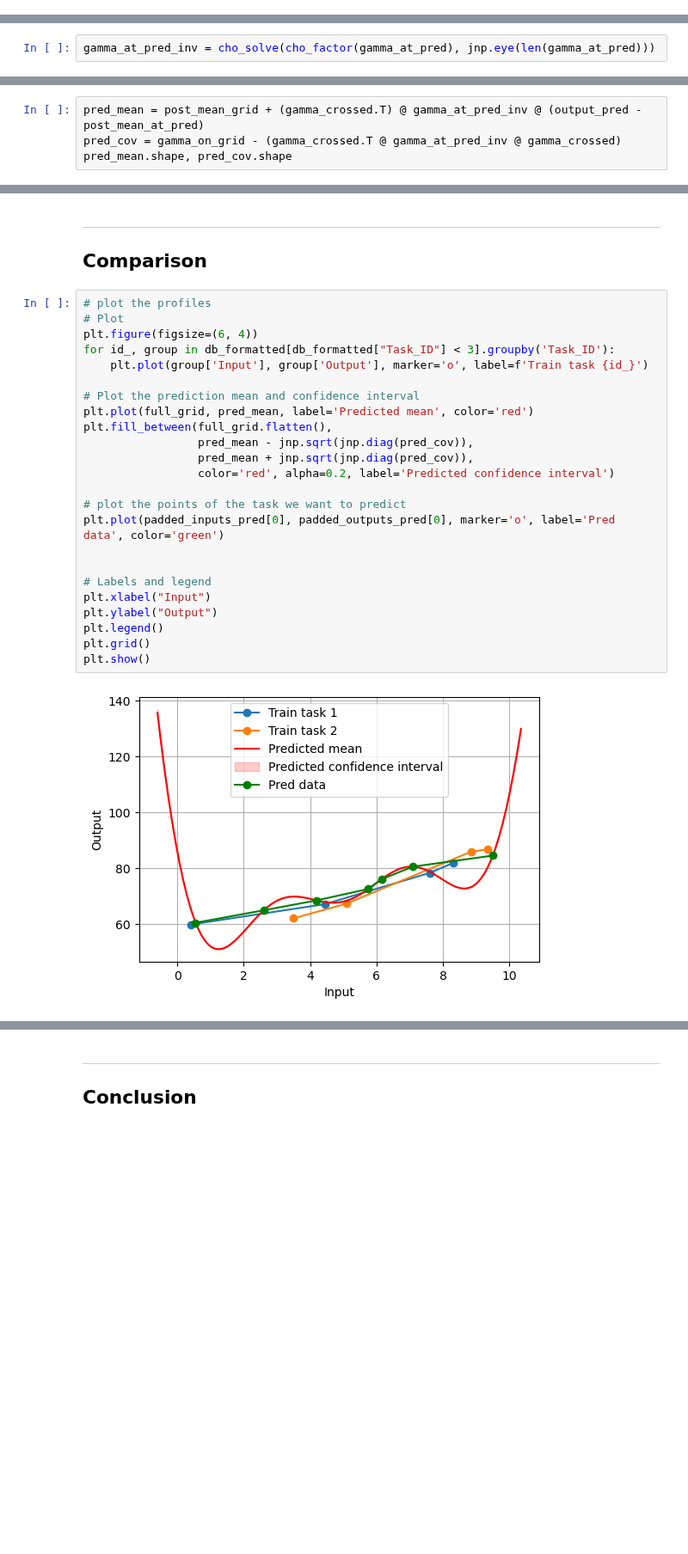
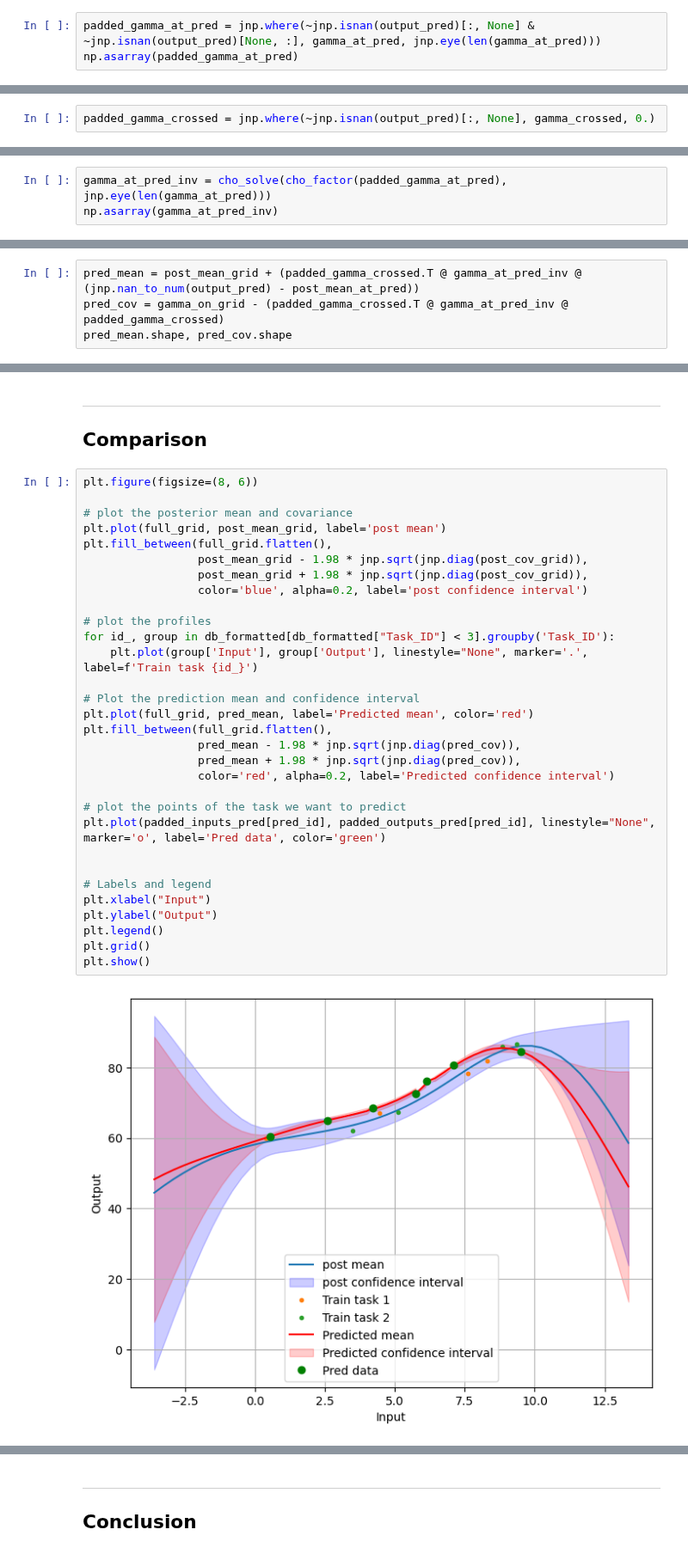
Before and after one commit to SimLej18/MagmaClustPy, a Jupyter notebook: benchmarks/prediction.ipynb, the cells around one changed output, grey strips where cells are left out. Shown at 86% size. Cells and saved outputs as stored; diff of their text form; blank space fills up the shorter version.

```diff
--- a/benchmarks/prediction.ipynb
+++ b/benchmarks/prediction.ipynb
@@ -264,0 +252,3 @@ output_pred.shape
+# %%
+padded_gamma_at_pred = jnp.where(~jnp.isnan(output_pred)[:, None] & ~jnp.isnan(output_pred)[None, :], gamma_at_pred, jnp.eye(len(gamma_at_pred)))
+np.asarray(padded_gamma_at_pred)
@@ -265,6 +274,9 @@ output_pred.shape
+# %%
+padded_gamma_crossed = jnp.where(~jnp.isnan(output_pred)[:, None], gamma_crossed, 0.)
 # %% [markdown]
 4th step (optional) [TO DO]: optimize the kernel's hyper-parameters of the task on which we want to perform prediction
 # %% [markdown]
 5th step: compute the multi-task posterior distribution
 # %%
-gamma_at_pred_inv = cho_solve(cho_factor(gamma_at_pred), jnp.eye(len(gamma_at_pred)))
+gamma_at_pred_inv = cho_solve(cho_factor(padded_gamma_at_pred), jnp.eye(len(gamma_at_pred)))
+np.asarray(gamma_at_pred_inv)
@@ -271,5 +298,5 @@ gamma_at_pred_inv = cho_solve(cho_factor(gamma_at_pred), jnp.eye(len(gamma_at_pr
 # %%
-pred_mean = post_mean_grid + (gamma_crossed.T) @ gamma_at_pred_inv @ (output_pred - post_mean_at_pred)
-pred_cov = gamma_on_grid - (gamma_crossed.T @ gamma_at_pred_inv @ gamma_crossed)
+pred_mean = post_mean_grid + (padded_gamma_crossed.T @ gamma_at_pred_inv @ (jnp.nan_to_num(output_pred) - post_mean_at_pred))
+pred_cov = gamma_on_grid - (padded_gamma_crossed.T @ gamma_at_pred_inv @ padded_gamma_crossed)
 pred_mean.shape, pred_cov.shape
 # %% [output]
@@ -278,30 +325,37 @@ pred_mean.shape, pred_cov.shape
 ---
 ## Comparison
 # %%
+plt.figure(figsize=(8, 6))
+
+# plot the posterior mean and covariance
+plt.plot(full_grid, post_mean_grid, label='post mean')
+plt.fill_between(full_grid.flatten(),
+				 post_mean_grid - 1.98 * jnp.sqrt(jnp.diag(post_cov_grid)),
+				 post_mean_grid + 1.98 * jnp.sqrt(jnp.diag(post_cov_grid)),
+				 color='blue', alpha=0.2, label='post confidence interval')
+
 # plot the profiles
-# Plot
-plt.figure(figsize=(6, 4))
 for id_, group in db_formatted[db_formatted["Task_ID"] < 3].groupby('Task_ID'):
-	plt.plot(group['Input'], group['Output'], marker='o', label=f'Train task {id_}')
+	plt.plot(group['Input'], group['Output'], linestyle="None", marker='.', label=f'Train task {id_}')
 
 # Plot the prediction mean and confidence interval
 plt.plot(full_grid, pred_mean, label='Predicted mean', color='red')
 plt.fill_between(full_grid.flatten(),
-				 pred_mean - jnp.sqrt(jnp.diag(pred_cov)),
-				 pred_mean + jnp.sqrt(jnp.diag(pred_cov)),
+				 pred_mean - 1.98 * jnp.sqrt(jnp.diag(pred_cov)),
+				 pred_mean + 1.98 * jnp.sqrt(jnp.diag(pred_cov)),
 				 color='red', alpha=0.2, label='Predicted confidence interval')
 
 # plot the points of the task we want to predict
-plt.plot(padded_inputs_pred[0], padded_outputs_pred[0], marker='o', label='Pred data', color='green')
+plt.plot(padded_inputs_pred[pred_id], padded_outputs_pred[pred_id], linestyle="None", marker='o', label='Pred data', color='green')
 
 
 # Labels and legend
 plt.xlabel("Input")
 plt.ylabel("Output")
 plt.legend()
 plt.grid()
 plt.show()
 # %% [output]
-[figure, old version]
+[figure, new version]
 # %%
 # sample functions from a multivariate normal distribution with pred_mean and pred_cov
```
Also changed, not shown: parts of 28 cells of this notebook.
